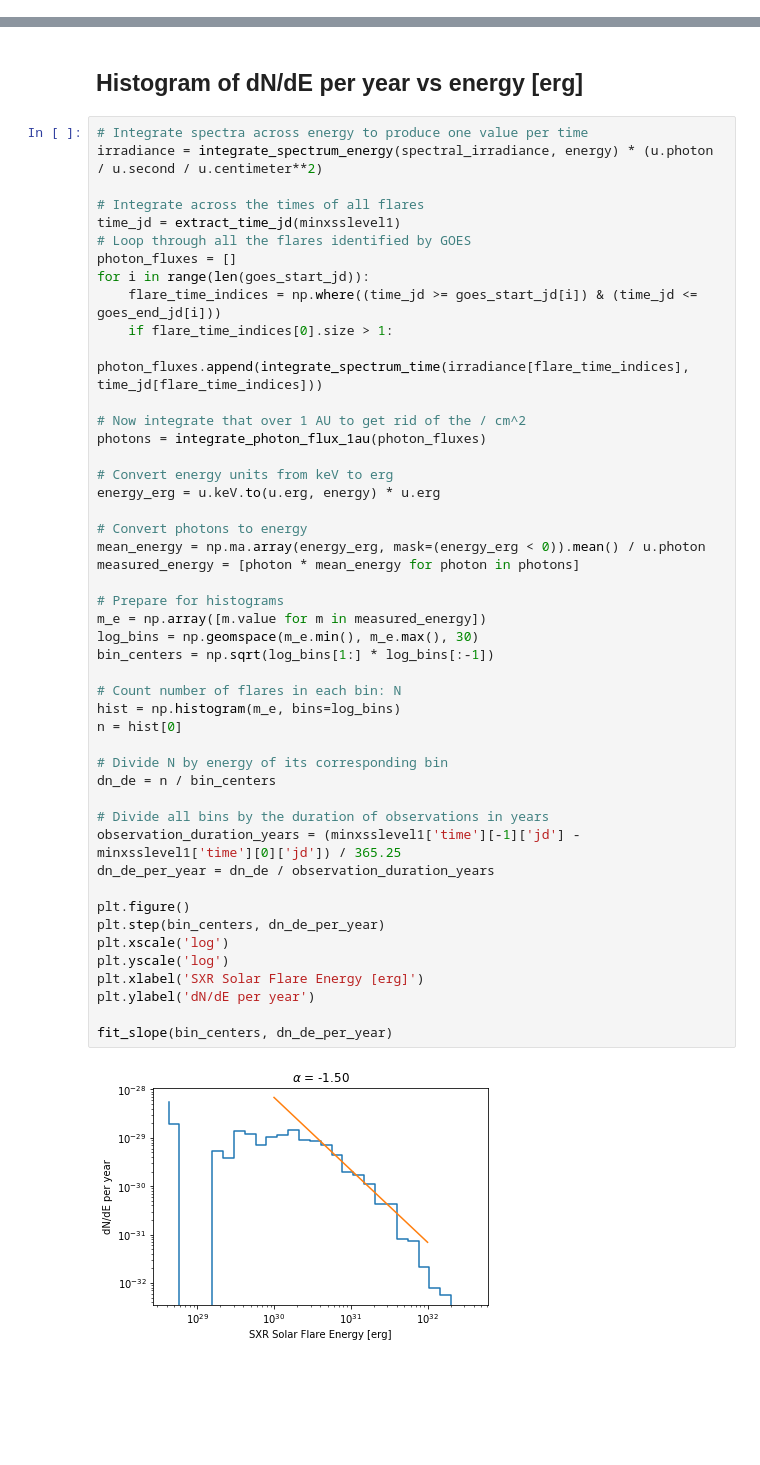
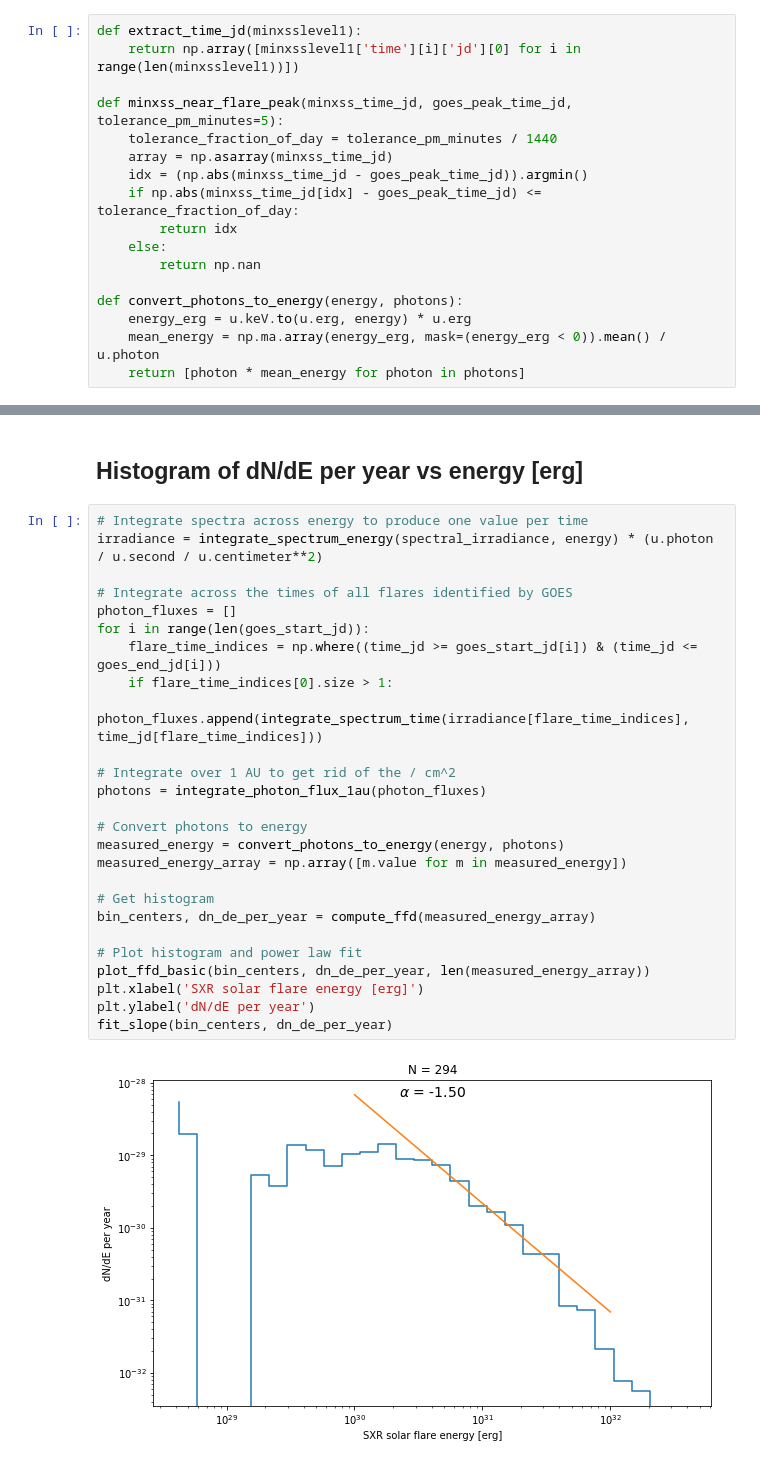
Before and after one commit to jmason86/MinXSS_Flare_Frequency_Distribution, a Jupyter notebook: minxss_make_flare_frequency_distribution.ipynb, the cells around one changed output, grey strips where cells are left out. Cells and saved outputs as stored; diff of their text form; blank space fills up the shorter version.

Commit message:
Now also compute peak flare FFD, plus function abstraction

```diff
--- a/minxss_make_flare_frequency_distribution.ipynb
+++ b/minxss_make_flare_frequency_distribution.ipynb
@@ -47,3 +66,20 @@ def extract_time_jd(minxsslevel1):
+# %%
+def extract_time_jd(minxsslevel1):
+    return np.array([minxsslevel1['time'][i]['jd'][0] for i in range(len(minxsslevel1))])
+
+def minxss_near_flare_peak(minxss_time_jd, goes_peak_time_jd, tolerance_pm_minutes=5):
+    tolerance_fraction_of_day = tolerance_pm_minutes / 1440
+    array = np.asarray(minxss_time_jd)
+    idx = (np.abs(minxss_time_jd - goes_peak_time_jd)).argmin()
+    if np.abs(minxss_time_jd[idx] - goes_peak_time_jd) <= tolerance_fraction_of_day:
+        return idx
+    else:
+        return np.nan
+
+def convert_photons_to_energy(energy, photons):
+    energy_erg = u.keV.to(u.erg, energy) * u.erg
+    mean_energy = np.ma.array(energy_erg, mask=(energy_erg < 0)).mean() / u.photon
+    return [photon * mean_energy for photon in photons]
 # %% [markdown]
 # Read data
 # %%
@@ -65,50 +103,29 @@ goes_end_jd = goes_start_jd + 1/24  # Nearly all flares are << 1 hour. The post-
 # %%
 # Integrate spectra across energy to produce one value per time
 irradiance = integrate_spectrum_energy(spectral_irradiance, energy) * (u.photon / u.second / u.centimeter**2)
 
-# Integrate across the times of all flares
-time_jd = extract_time_jd(minxsslevel1)
-# Loop through all the flares identified by GOES
+# Integrate across the times of all flares identified by GOES
 photon_fluxes = []
 for i in range(len(goes_start_jd)):
     flare_time_indices = np.where((time_jd >= goes_start_jd[i]) & (time_jd <= goes_end_jd[i]))
     if flare_time_indices[0].size > 1:
         photon_fluxes.append(integrate_spectrum_time(irradiance[flare_time_indices], time_jd[flare_time_indices]))
 
-# Now integrate that over 1 AU to get rid of the / cm^2
+# Integrate over 1 AU to get rid of the / cm^2
 photons = integrate_photon_flux_1au(photon_fluxes)
 
-# Convert energy units from keV to erg
-energy_erg = u.keV.to(u.erg, energy) * u.erg
+# Convert photons to energy
+measured_energy = convert_photons_to_energy(energy, photons)
+measured_energy_array = np.array([m.value for m in measured_energy])
 
-# Convert photons to energy
-mean_energy = np.ma.array(energy_erg, mask=(energy_erg < 0)).mean() / u.photon
-measured_energy = [photon * mean_energy for photon in photons]
+# Get histogram
+bin_centers, dn_de_per_year = compute_ffd(measured_energy_array)
 
-# Prepare for histograms
-m_e = np.array([m.value for m in measured_energy])
-log_bins = np.geomspace(m_e.min(), m_e.max(), 30)
-bin_centers = np.sqrt(log_bins[1:] * log_bins[:-1])
-
-# Count number of flares in each bin: N
-hist = np.histogram(m_e, bins=log_bins)
-n = hist[0]
-
-# Divide N by energy of its corresponding bin
-dn_de = n / bin_centers
-
-# Divide all bins by the duration of observations in years
-observation_duration_years = (minxsslevel1['time'][-1]['jd'] - minxsslevel1['time'][0]['jd']) / 365.25
-dn_de_per_year = dn_de / observation_duration_years
-
-plt.figure()
-plt.step(bin_centers, dn_de_per_year)
-plt.xscale('log')
-plt.yscale('log')
-plt.xlabel('SXR Solar Flare Energy [erg]')
+# Plot histogram and power law fit
+plot_ffd_basic(bin_centers, dn_de_per_year, len(measured_energy_array))
+plt.xlabel('SXR solar flare energy [erg]')
 plt.ylabel('dN/dE per year')
-
 fit_slope(bin_centers, dn_de_per_year)
 # %% [output]
-[figure, old version]
+[figure, new version]
 # %% [markdown]
```
Also changed, not shown: parts of 9 cells of this notebook, 2 other files.
